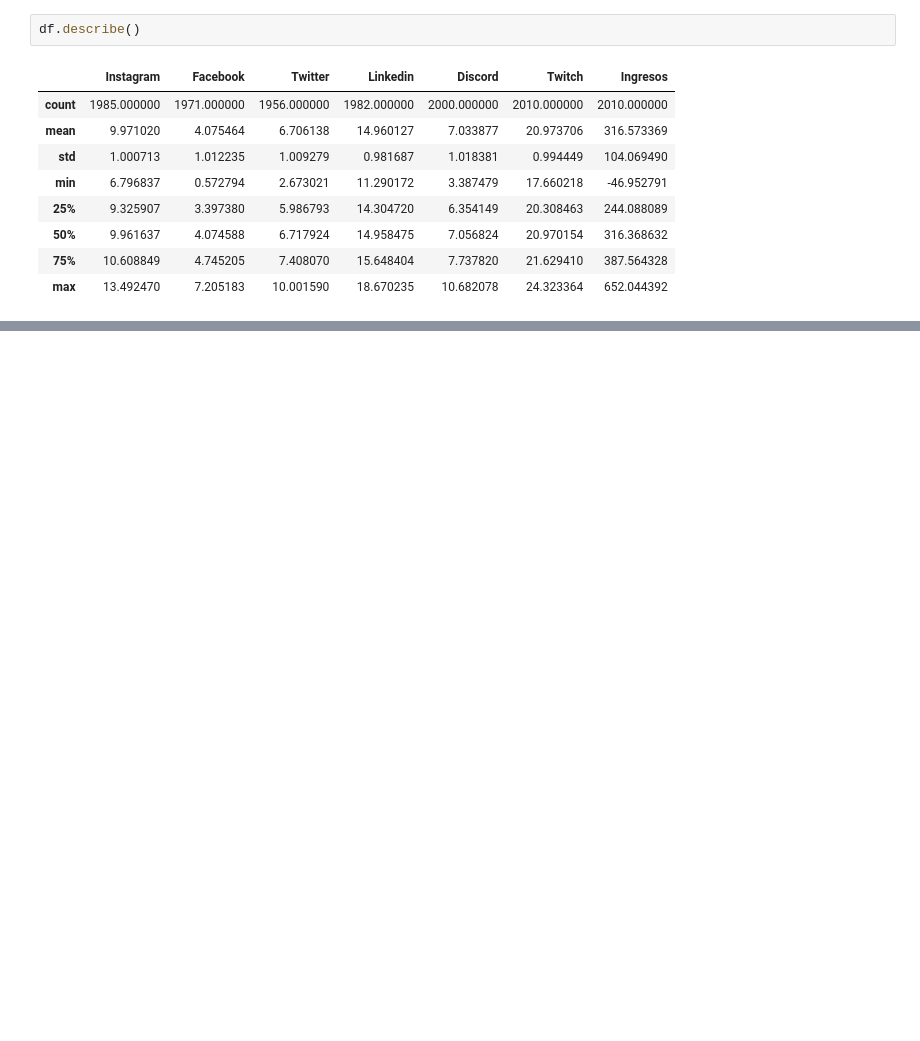
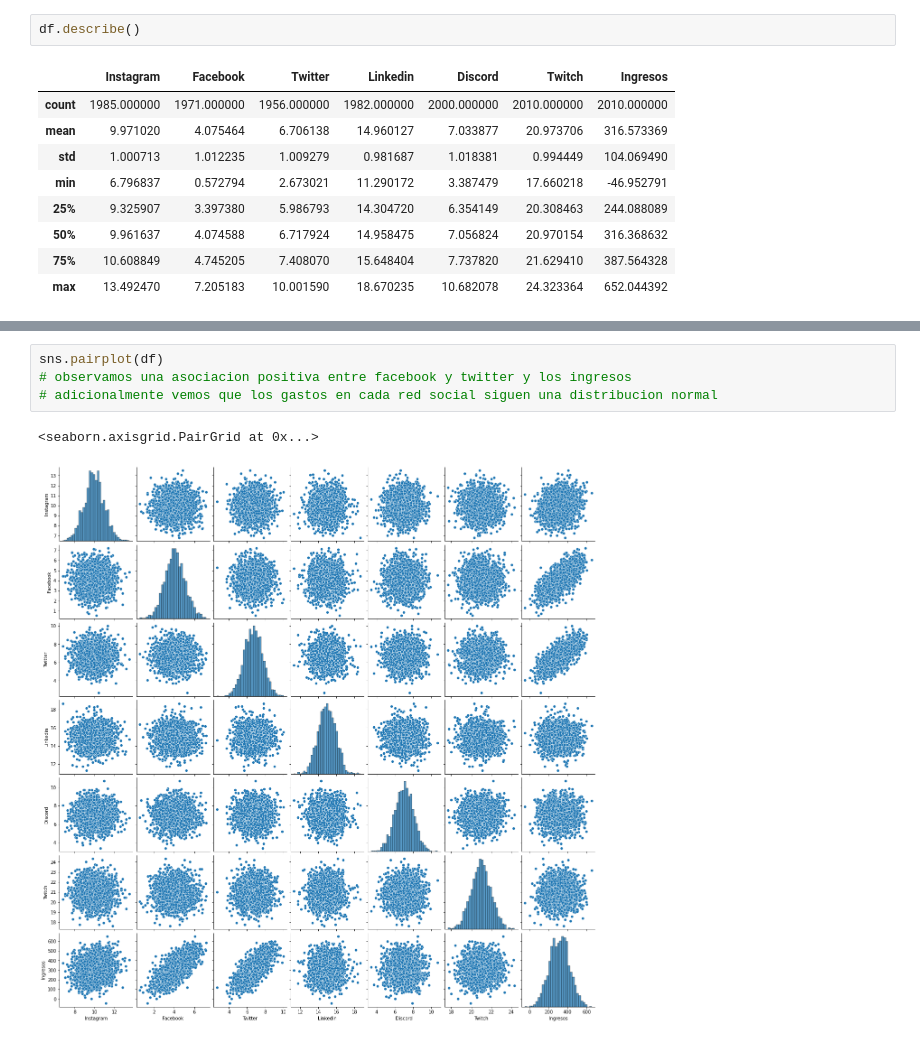
Before and after one commit to Jcornejo85/JOBMadrid21, a Jupyter notebook: Data/JobMadrid21.ipynb, the cells around one changed output, grey strips where cells are left out. Drawn from its saved outputs; the diff is of its cells as text; blank space fills up the shorter version.

```diff
--- a/Data/JobMadrid21.ipynb
+++ b/Data/JobMadrid21.ipynb
@@ -298,0 +153,7 @@ from sklearn.preprocessing import StandardScaler
+# %%
+sns.pairplot(df)
+# observamos una asociacion positiva entre facebook y twitter y los ingresos
+# adicionalmente vemos que los gastos en cada red social siguen una distribucion normal
+# %% [output]
+<seaborn.axisgrid.PairGrid at 0x...>
+[figure, added]
```
Also changed, not shown: parts of 75 cells of this notebook.
